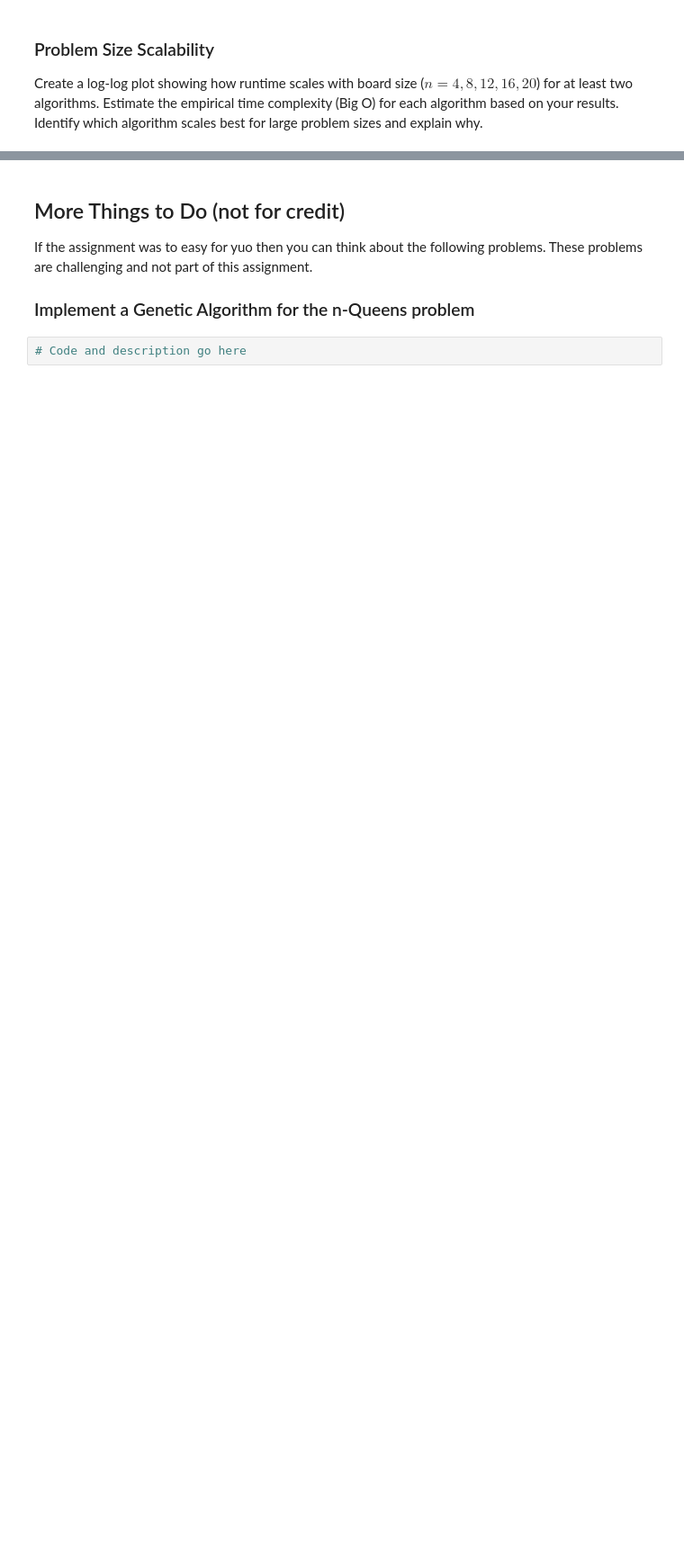
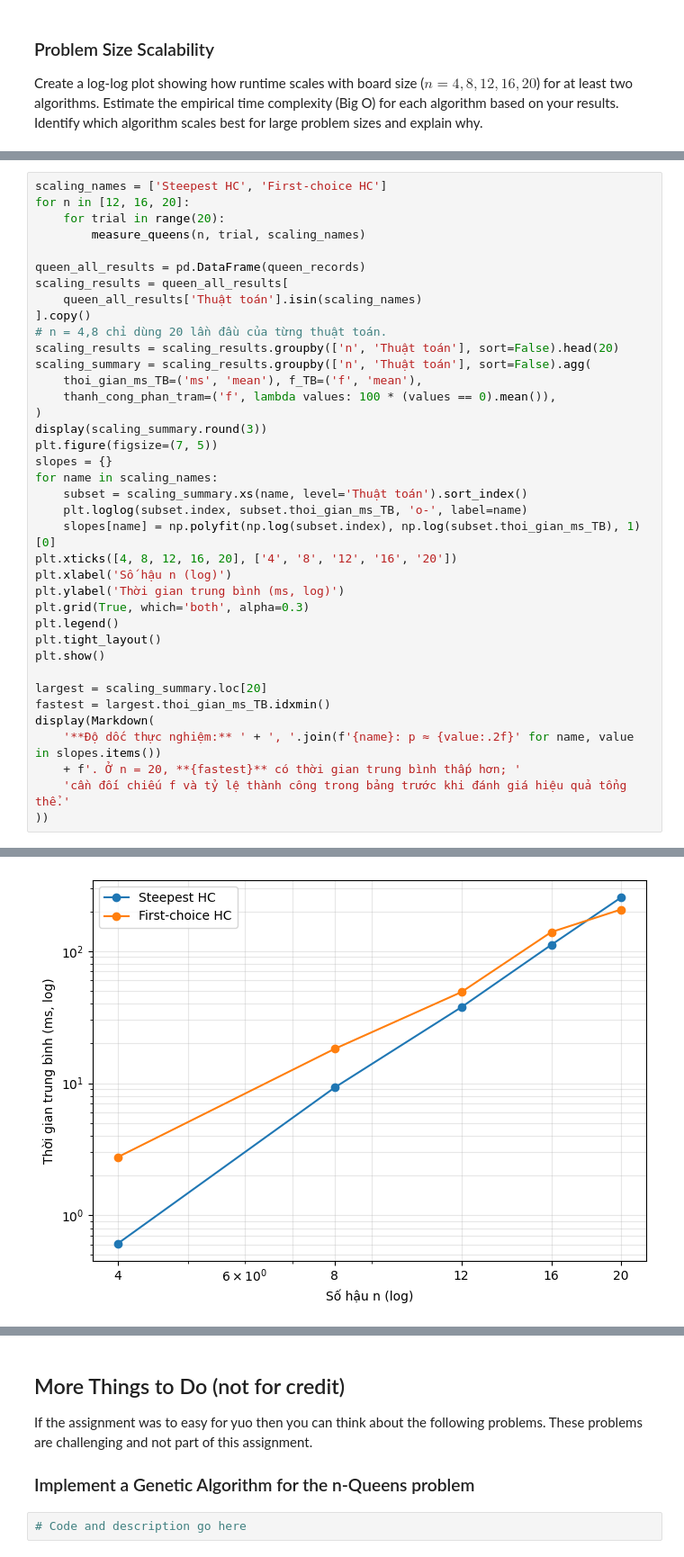
Before and after one commit to doduyquy/sgu-team-2026-advanced-ai-subject, a Jupyter notebook: weekly assignments/lab03 - local search/n_queens.ipynb, the cells around one changed output, grey strips where cells are left out. Shown at 90% size. Saved outputs shown, nothing was run; the diff lists cells and outputs as text; blank space fills up the shorter version.

```diff
--- a/weekly assignments/lab03 - local search/n_queens.ipynb
+++ b/weekly assignments/lab03 - local search/n_queens.ipynb
@@ -277,0 +478,39 @@ Identify which algorithm scales best for large problem sizes and explain why.
+# %%
+scaling_names = ['Steepest HC', 'First-choice HC']
+for n in [12, 16, 20]:
+    for trial in range(20):
+        measure_queens(n, trial, scaling_names)
+
+queen_all_results = pd.DataFrame(queen_records)
+scaling_results = queen_all_results[
+    queen_all_results['Thuật toán'].isin(scaling_names)
+].copy()
+# n = 4,8 chỉ dùng 20 lần đầu của từng thuật toán.
+scaling_results = scaling_results.groupby(['n', 'Thuật toán'], sort=False).head(20)
+scaling_summary = scaling_results.groupby(['n', 'Thuật toán'], sort=False).agg(
+    thoi_gian_ms_TB=('ms', 'mean'), f_TB=('f', 'mean'),
+    thanh_cong_phan_tram=('f', lambda values: 100 * (values == 0).mean()),
+)
+display(scaling_summary.round(3))
+plt.figure(figsize=(7, 5))
+slopes = {}
+for name in scaling_names:
+    subset = scaling_summary.xs(name, level='Thuật toán').sort_index()
+    plt.loglog(subset.index, subset.thoi_gian_ms_TB, 'o-', label=name)
+    slopes[name] = np.polyfit(np.log(subset.index), np.log(subset.thoi_gian_ms_TB), 1)[0]
+plt.xticks([4, 8, 12, 16, 20], ['4', '8', '12', '16', '20'])
+plt.xlabel('Số hậu n (log)')
+plt.ylabel('Thời gian trung bình (ms, log)')
+plt.grid(True, which='both', alpha=0.3)
+plt.legend()
+plt.tight_layout()
+plt.show()
+
+largest = scaling_summary.loc[20]
+fastest = largest.thoi_gian_ms_TB.idxmin()
+display(Markdown(
+    '**Độ dốc thực nghiệm:** ' + ', '.join(f'{name}: p ≈ {value:.2f}' for name, value in slopes.items())
+    + f'. Ở n = 20, **{fastest}** có thời gian trung bình thấp hơn; '
+    'cần đối chiếu f và tỷ lệ thành công trong bảng trước khi đánh giá hiệu quả tổng thể.'
+))
+# %% [output]
@@ -277,0 +529 @@ Identify which algorithm scales best for large problem sizes and explain why.
+[figure, added]
```
Also changed, not shown: parts of 25 cells of this notebook, 1 other file.
